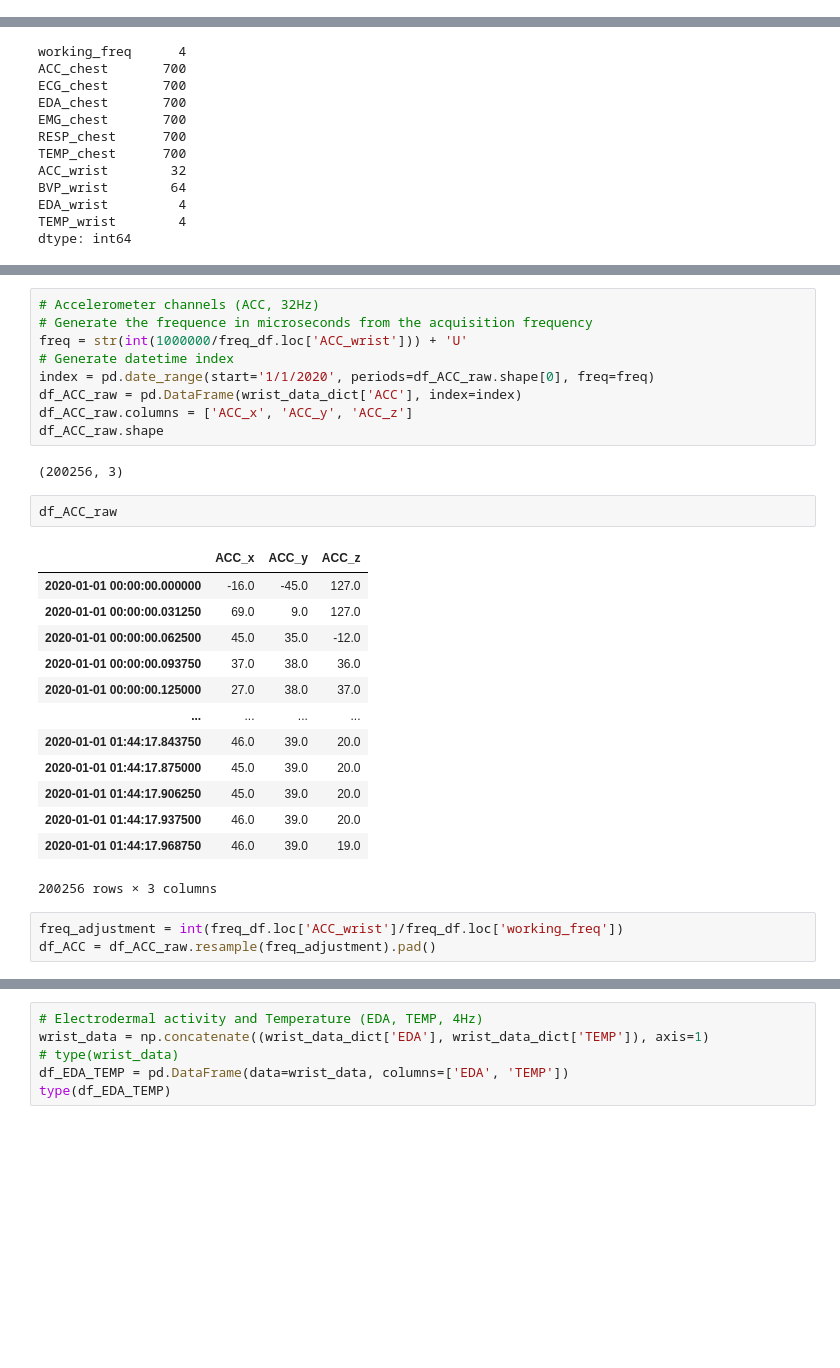
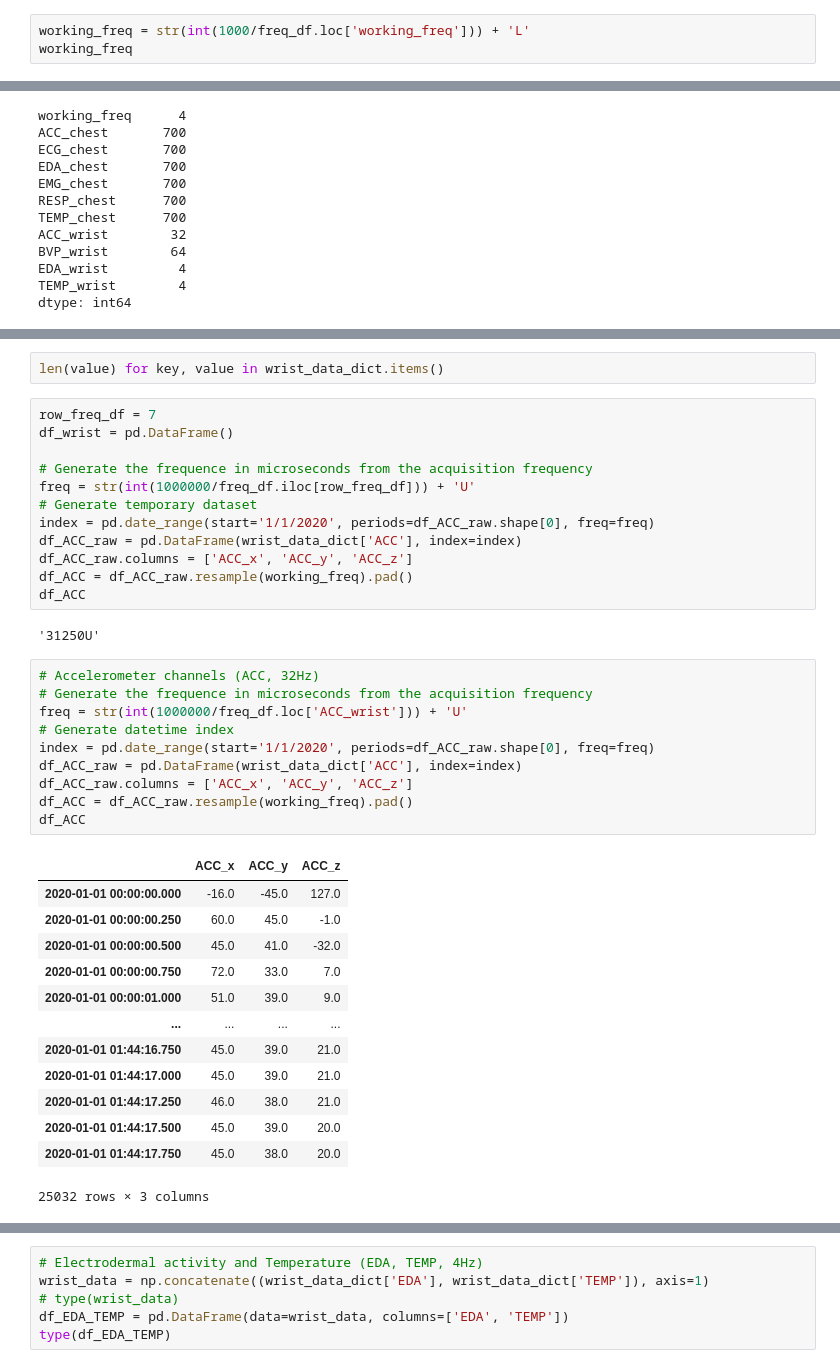
Before and after one commit to guillaume-azarias/Digital-Biomarker-Study, a Jupyter notebook: Prophet_WESAD_GridSearch.ipynb, the cells around one changed output, grey strips where cells are left out. Drawn from its saved outputs; the diff is of its cells as text; blank space fills up the shorter version.

Commit message:
starting iteration process over the wrist_dict

```diff
--- a/Prophet_WESAD_GridSearch.ipynb
+++ b/Prophet_WESAD_GridSearch.ipynb
@@ -101,3 +101,6 @@ BVP_wrist        64
 EDA_wrist         4
 TEMP_wrist        4
 dtype: int64
+# %%
+working_freq = str(int(1000/freq_df.loc['working_freq'])) + 'L'
+working_freq
@@ -344,33 +366,43 @@ freq
+# %%
+len(value) for key, value in wrist_data_dict.items()
+# %%
+row_freq_df = 7
+df_wrist = pd.DataFrame()
+
+# Generate the frequence in microseconds from the acquisition frequency
+freq = str(int(1000000/freq_df.iloc[row_freq_df])) + 'U'
+# Generate temporary dataset
+index = pd.date_range(start='1/1/2020', periods=df_ACC_raw.shape[0], freq=freq)
+df_ACC_raw = pd.DataFrame(wrist_data_dict['ACC'], index=index)
+df_ACC_raw.columns = ['ACC_x', 'ACC_y', 'ACC_z']
+df_ACC = df_ACC_raw.resample(working_freq).pad()
+df_ACC
+# %% [output]
+'31250U'
 # %%
 # Accelerometer channels (ACC, 32Hz)
 # Generate the frequence in microseconds from the acquisition frequency
 freq = str(int(1000000/freq_df.loc['ACC_wrist'])) + 'U'
 # Generate datetime index
 index = pd.date_range(start='1/1/2020', periods=df_ACC_raw.shape[0], freq=freq)
 df_ACC_raw = pd.DataFrame(wrist_data_dict['ACC'], index=index)
 df_ACC_raw.columns = ['ACC_x', 'ACC_y', 'ACC_z']
-df_ACC_raw.shape
+df_ACC = df_ACC_raw.resample(working_freq).pad()
+df_ACC
 # %% [output]
+|  | ACC_x | ACC_y | ACC_z |
+| 2020-01-01 00:00:00.000 | -16.0 | -45.0 | 127.0 |
+| 2020-01-01 00:00:00.250 | 60.0 | 45.0 | -1.0 |
+| 2020-01-01 00:00:00.500 | 45.0 | 41.0 | -32.0 |
+| 2020-01-01 00:00:00.750 | 72.0 | 33.0 | 7.0 |
+| 2020-01-01 00:00:01.000 | 51.0 | 39.0 | 9.0 |
+| ... | ... | ... | ... |
+| 2020-01-01 01:44:16.750 | 45.0 | 39.0 | 21.0 |
+| 2020-01-01 01:44:17.000 | 45.0 | 39.0 | 21.0 |
+| 2020-01-01 01:44:17.250 | 46.0 | 38.0 | 21.0 |
+| 2020-01-01 01:44:17.500 | 45.0 | 39.0 | 20.0 |
+| 2020-01-01 01:44:17.750 | 45.0 | 38.0 | 20.0 |
-(200256, 3)
+25032 rows × 3 columns
-# %%
-df_ACC_raw
-# %% [output]
-|  | ACC_x | ACC_y | ACC_z |
-| 2020-01-01 00:00:00.000000 | -16.0 | -45.0 | 127.0 |
-| 2020-01-01 00:00:00.031250 | 69.0 | 9.0 | 127.0 |
-| 2020-01-01 00:00:00.062500 | 45.0 | 35.0 | -12.0 |
-| 2020-01-01 00:00:00.093750 | 37.0 | 38.0 | 36.0 |
-| 2020-01-01 00:00:00.125000 | 27.0 | 38.0 | 37.0 |
-| ... | ... | ... | ... |
-| 2020-01-01 01:44:17.843750 | 46.0 | 39.0 | 20.0 |
-| 2020-01-01 01:44:17.875000 | 45.0 | 39.0 | 20.0 |
-| 2020-01-01 01:44:17.906250 | 45.0 | 39.0 | 20.0 |
-| 2020-01-01 01:44:17.937500 | 46.0 | 39.0 | 20.0 |
-| 2020-01-01 01:44:17.968750 | 46.0 | 39.0 | 19.0 |
-200256 rows × 3 columns
-# %%
-freq_adjustment = int(freq_df.loc['ACC_wrist']/freq_df.loc['working_freq'])
-df_ACC = df_ACC_raw.resample(freq_adjustment).pad()
 # %%
 # blood volume pulse (BVP, 64Hz)
 BVP_data = wrist_data_dict['BVP'].flatten()
```
Also changed, not shown: parts of 7 cells of this notebook.
